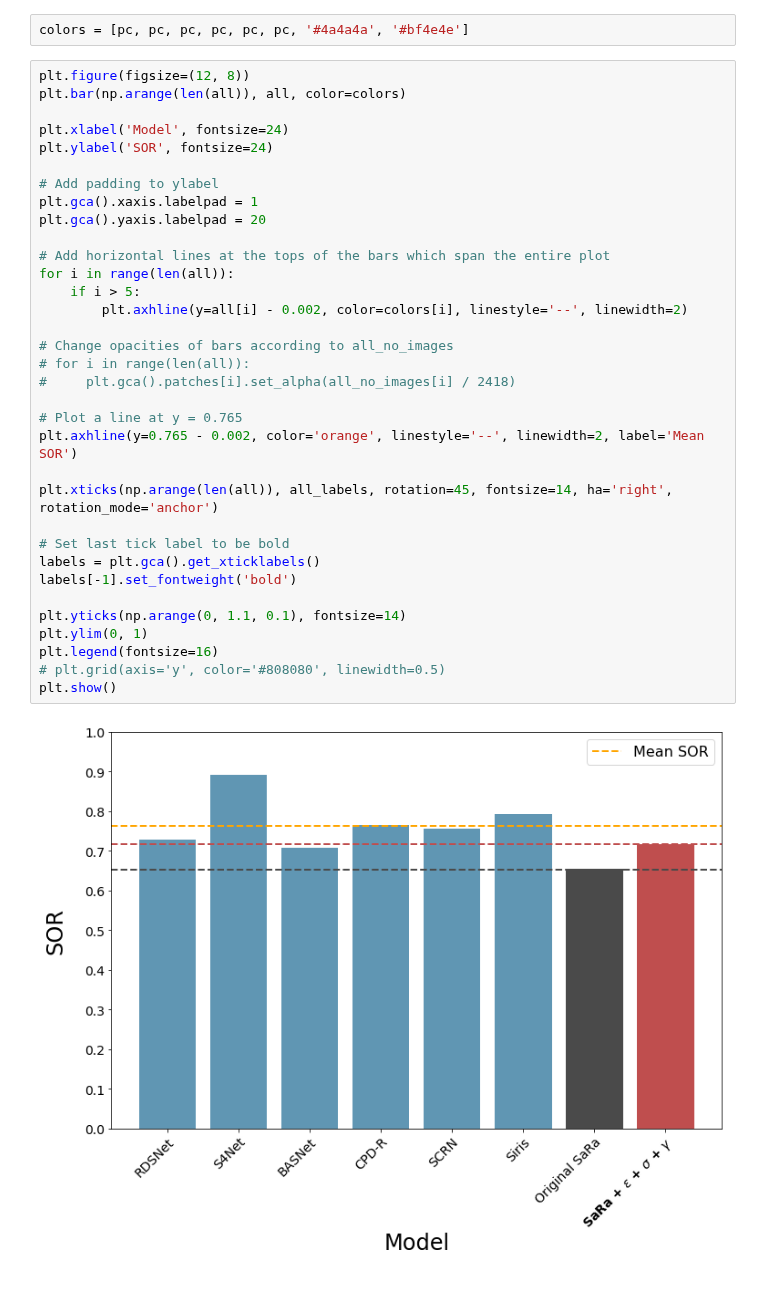
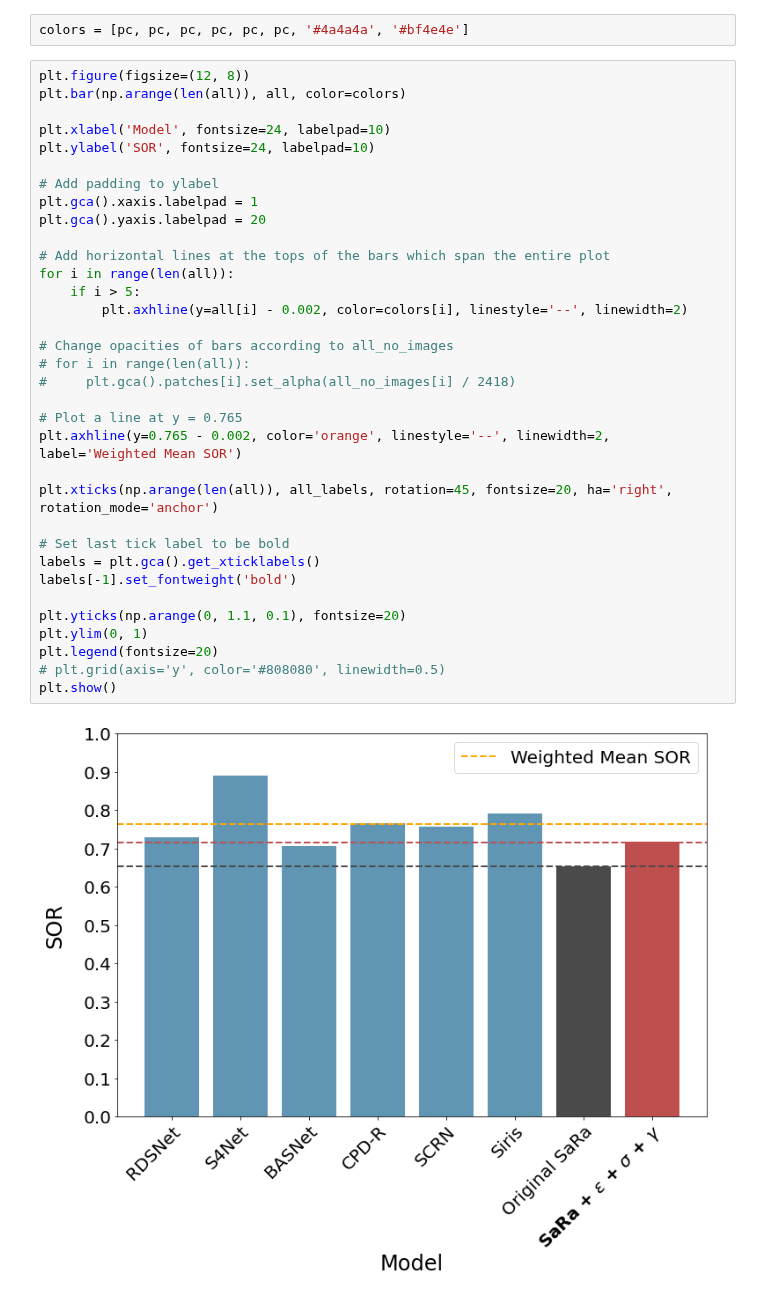
Before and after one commit to matthewkenely/ICT3909, a Jupyter notebook: optimisations/saliency-generator/Performance.ipynb, the cells around one changed output. Drawn from its saved outputs; the diff is of its cells as text.

Commit message:
Fixed model figures

```diff
--- a/optimisations/saliency-generator/Performance.ipynb
+++ b/optimisations/saliency-generator/Performance.ipynb
@@ -23,36 +23,36 @@ colors = [pc, pc, pc, pc, pc, pc, '#4a4a4a', '#bf4e4e']
 # %%
 plt.figure(figsize=(12, 8))
 plt.bar(np.arange(len(all)), all, color=colors)
 
-plt.xlabel('Model', fontsize=24)
-plt.ylabel('SOR', fontsize=24)
+plt.xlabel('Model', fontsize=24, labelpad=10)
+plt.ylabel('SOR', fontsize=24, labelpad=10)
 
 # Add padding to ylabel
 plt.gca().xaxis.labelpad = 1
 plt.gca().yaxis.labelpad = 20
 
 # Add horizontal lines at the tops of the bars which span the entire plot
 for i in range(len(all)):
     if i > 5:
         plt.axhline(y=all[i] - 0.002, color=colors[i], linestyle='--', linewidth=2)
 
 # Change opacities of bars according to all_no_images
 # for i in range(len(all)):
 #     plt.gca().patches[i].set_alpha(all_no_images[i] / 2418)
 
 # Plot a line at y = 0.765
-plt.axhline(y=0.765 - 0.002, color='orange', linestyle='--', linewidth=2, label='Mean SOR')
+plt.axhline(y=0.765 - 0.002, color='orange', linestyle='--', linewidth=2, label='Weighted Mean SOR')
 
-plt.xticks(np.arange(len(all)), all_labels, rotation=45, fontsize=14, ha='right', rotation_mode='anchor')
+plt.xticks(np.arange(len(all)), all_labels, rotation=45, fontsize=20, ha='right', rotation_mode='anchor')
 
 # Set last tick label to be bold
 labels = plt.gca().get_xticklabels()
 labels[-1].set_fontweight('bold')
 
-plt.yticks(np.arange(0, 1.1, 0.1), fontsize=14)
+plt.yticks(np.arange(0, 1.1, 0.1), fontsize=20)
 plt.ylim(0, 1)
-plt.legend(fontsize=16)
+plt.legend(fontsize=20)
 # plt.grid(axis='y', color='#808080', linewidth=0.5)
 plt.show()
 # %% [output]
-[figure, old version]
+[figure, new version]
```
Also changed, not shown: 7 other files.
